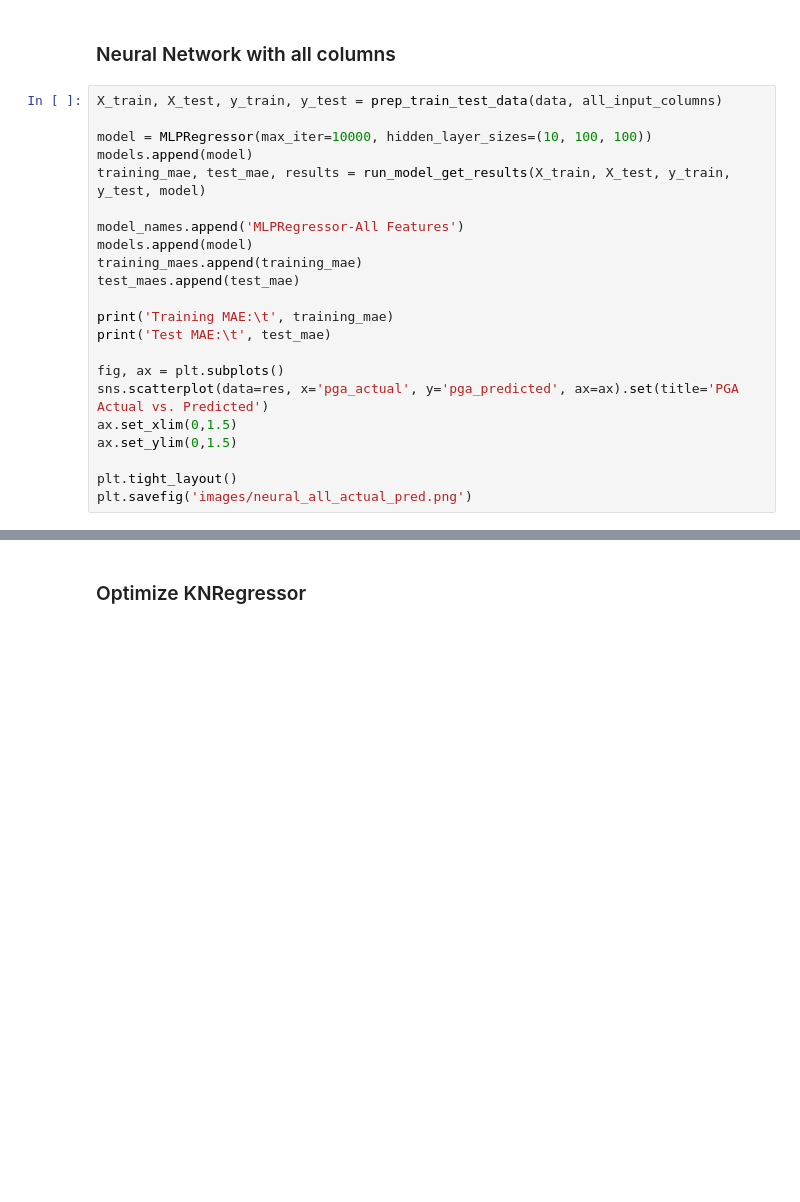
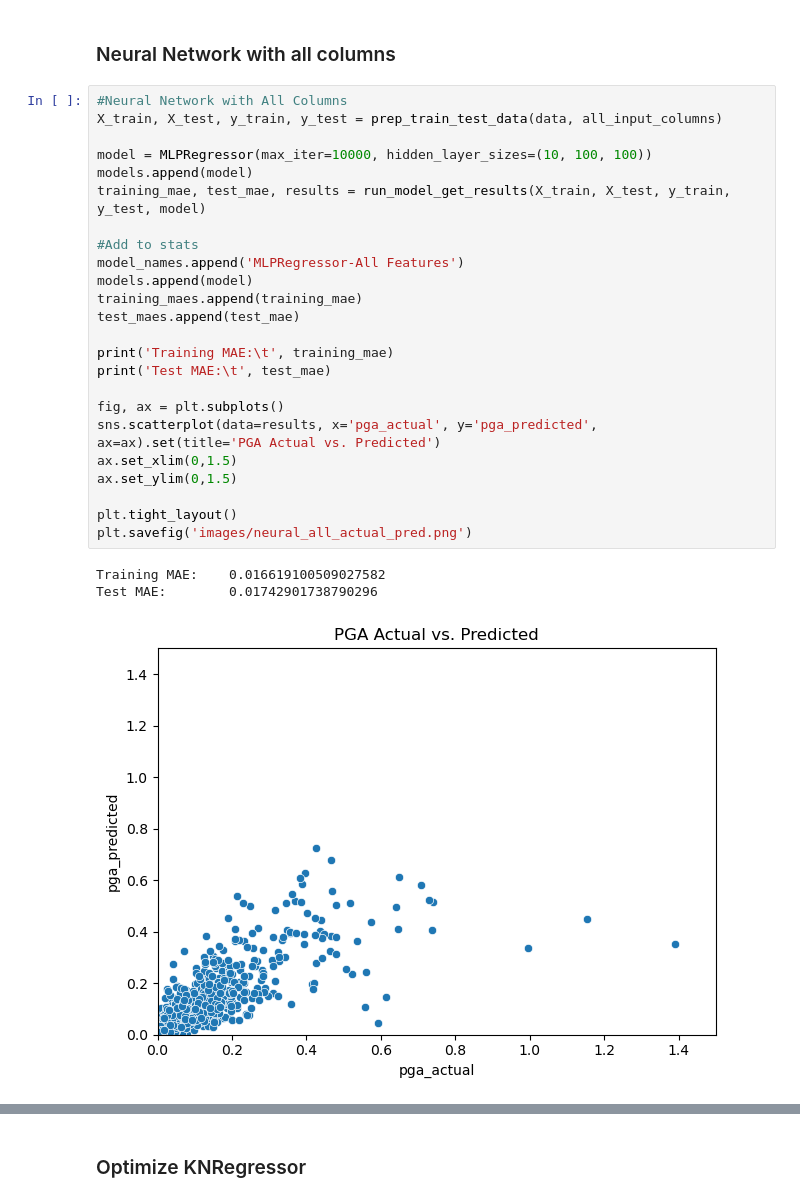
Before and after one commit to bilgeozcay/earthquake, a Jupyter notebook: analysis.ipynb, the cells around one changed output, grey strips where cells are left out. Drawn from its saved outputs; the diff is of its cells as text; blank space fills up the shorter version.

```diff
--- a/analysis.ipynb
+++ b/analysis.ipynb
@@ -644,25 +643,31 @@ plt.savefig('images/neural_actual_pred.png')
 # %% [markdown]
 ### Neural Network with all columns
 # %%
+#Neural Network with All Columns
 X_train, X_test, y_train, y_test = prep_train_test_data(data, all_input_columns)
 
 model = MLPRegressor(max_iter=10000, hidden_layer_sizes=(10, 100, 100))
 models.append(model)
 training_mae, test_mae, results = run_model_get_results(X_train, X_test, y_train, y_test, model)
 
+#Add to stats
 model_names.append('MLPRegressor-All Features')
 models.append(model)
 training_maes.append(training_mae)
 test_maes.append(test_mae)
 
 print('Training MAE:\t', training_mae)
 print('Test MAE:\t', test_mae)
 
 fig, ax = plt.subplots()
-sns.scatterplot(data=res, x='pga_actual', y='pga_predicted', ax=ax).set(title='PGA Actual vs. Predicted')
+sns.scatterplot(data=results, x='pga_actual', y='pga_predicted', ax=ax).set(title='PGA Actual vs. Predicted')
 ax.set_xlim(0,1.5)
 ax.set_ylim(0,1.5)
 
 plt.tight_layout()
 plt.savefig('images/neural_all_actual_pred.png')
+# %% [output]
+Training MAE:    0.016619100509027582
+Test MAE:        0.01742901738790296
+[figure, added]
 # %%
```
Also changed, not shown: parts of 21 cells of this notebook.
